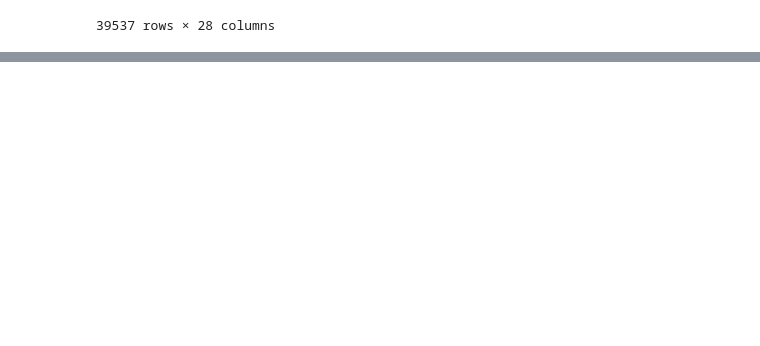
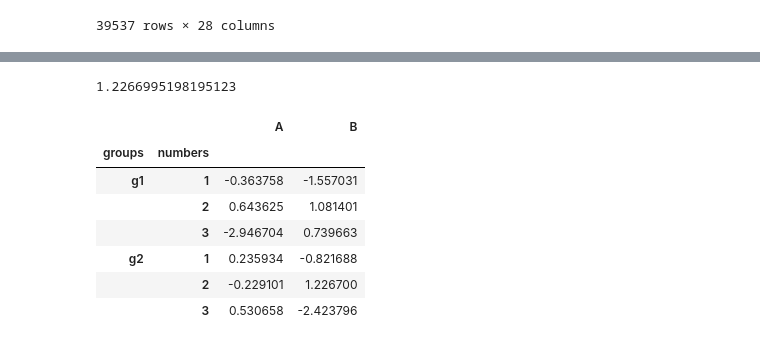
Before and after one commit to amir-nrfkn/U-PyForDS, a Jupyter notebook: code/practice_file.ipynb, the cells around one changed output, grey strips where cells are left out. Cells and saved outputs as stored; diff of their text form; code cells hidden in the pictures; blank space fills up the shorter version.

Commit message:
pandas practice, multi index df, cross section

```diff
--- a/code/Untitled1.ipynb
+++ b/code/practice_file.ipynb
@@ -68,3 +69,8 @@ sqldf
 | 39535 | 39535 | 39535 | 46.0 | 151686.0 | 71b7f012-183c-43c8-a9af-b39a1b9a8... | National Australia Bank | ... |
 | 39536 | 39536 | 39536 | 46.0 | 151686.0 | 71b7f012-183c-43c8-a9af-b39a1b9a8... | National Australia Bank | ... |
 39537 rows × 28 columns
+# %%
+outside = ['g1', 'g1', 'g1', 'g2', 'g2', 'g2']
+inside = [1, 2, 3, 1, 2, 3]
+hier_index = list(zip(outside,inside))
+hier_index = pd.MultiIndex.from_tuples(hier_index)
@@ -70,0 +87,2 @@ sqldf
+# %%
+df = pd.DataFrame(np.random.randn(6,2), hier_index, ['A', 'B'])
@@ -70,0 +99,17 @@ sqldf
+# %%
+df.loc['g2']['B'][2]
+# %% [output]
+1.2266995198195123
+# %%
+df.index.names = ['groups', 'numbers']
+# %%
+df
+# %% [output]
+|  |  | A | B |
+| groups | numbers |  |  |
+| g1 | 1 | -0.363758 | -1.557031 |
+|  | 2 | 0.643625 | 1.081401 |
+|  | 3 | -2.946704 | 0.739663 |
+| g2 | 1 | 0.235934 | -0.821688 |
+|  | 2 | -0.229101 | 1.226700 |
+|  | 3 | 0.530658 | -2.423796 |
```
Also changed, not shown: parts of 5 cells of this notebook.
